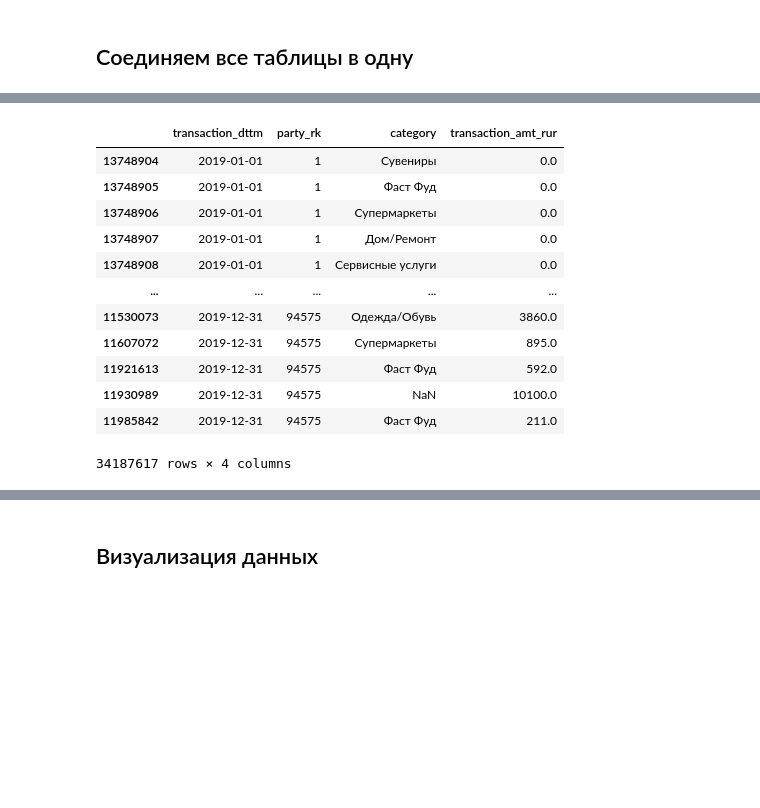
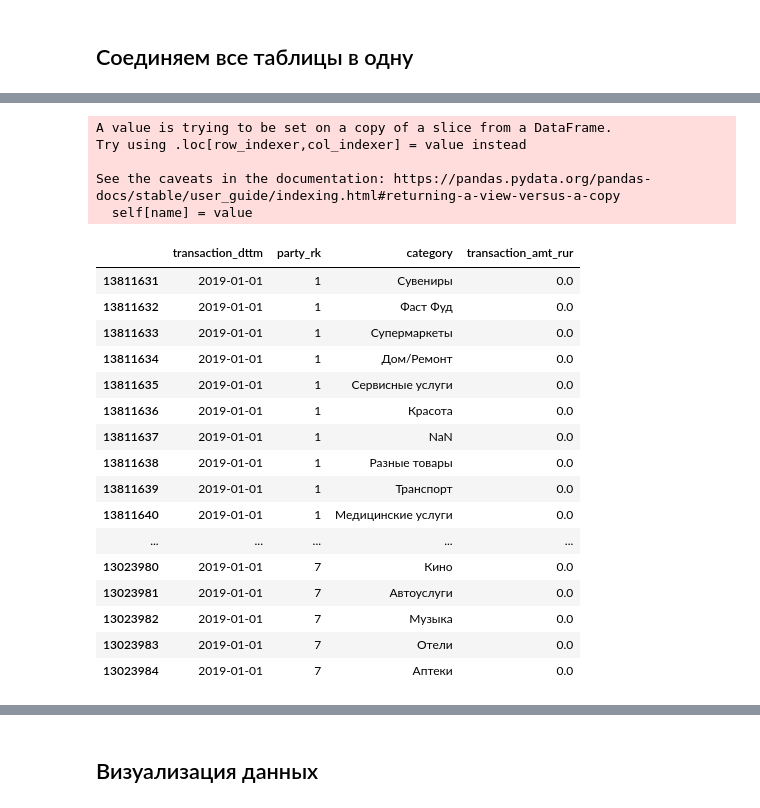
Before and after one commit to Stuksus/Hakaton_Finodays, a Jupyter notebook: temp_version.ipynb, the cells around one changed output, grey strips where cells are left out. Cells and saved outputs as stored; diff of their text form; code cells hidden in the pictures; blank space fills up the shorter version.

```diff
--- a/temp_version.ipynb
+++ b/temp_version.ipynb
@@ -160,0 +155,2 @@ df_train['category'].value_counts().reset_index()
+# %%
+df_train = df_train.drop(['account_rk','merchant_rk','merchant_group_rk'], axis = 1)
@@ -458,20 +537,52 @@ memory usage: 1.3+ GB
+# %%
+unique_dates = df_train['transaction_dttm'].map(lambda dt: dt.replace(day=1))
+u_dat = pd.DataFrame(unique_dates.unique(), columns=['transaction_dttm'])
+u_cat= pd.DataFrame(df_train.category.unique(), columns=['category'] )
+u_id = pd.DataFrame(df_train.party_rk.unique(), columns=['party_rk'] )
+
+u_dat['key'] = 1
+u_cat['key'] = 1
+u_id['key'] = 1
+
+u_data7 = pd.merge(u_id,
+                  pd.merge(u_dat, u_cat, on ='key')).drop("key", 1)
+
+# u_data7 = u_data7.drop([0,'0_x','0_y'],1)
+# %%
+df_main = df_train[['transaction_dttm', 'party_rk', 'category', 'transaction_amt_rur']]
+df_main.transaction_amt_rur = df_main['transaction_amt_rur'].fillna(-11092021.0)
+
+df_main2 = df_main.merge(u_data7, on=['transaction_dttm', 'party_rk', 'category'], how = 'right')
+df_main2.transaction_amt_rur = df_main2['transaction_amt_rur'].fillna(0)
+df_main2.transaction_amt_rur = df_main2.transaction_amt_rur.apply(lambda x: np.nan if x ==-11092021.0 else x)
+# %% [output]
+A value is trying to be set on a copy of a slice from a DataFrame.
+Try using .loc[row_indexer,col_indexer] = value instead
+
+See the caveats in the documentation: https://pandas.pydata.org/pandas-docs/stable/user_guide/indexing.html#returning-a-view-versus-a-copy
+  self[name] = value
 # %%
-df_main_sort = df_main.sort_values(by=['transaction_dttm','party_rk'])
-df_main_sort
+df_main_sort = df_main2.sort_values(by=['transaction_dttm','party_rk'])
-# %% [output]
-|  | transaction_dttm | party_rk | category | transaction_amt_rur |
-| 13748904 | 2019-01-01 | 1 | Сувениры | 0.0 |
-| 13748905 | 2019-01-01 | 1 | Фаст Фуд | 0.0 |
-| 13748906 | 2019-01-01 | 1 | Супермаркеты | 0.0 |
-| 13748907 | 2019-01-01 | 1 | Дом/Ремонт | 0.0 |
-| 13748908 | 2019-01-01 | 1 | Сервисные услуги | 0.0 |
-| ... | ... | ... | ... | ... |
-| 11530073 | 2019-12-31 | 94575 | Одежда/Обувь | 3860.0 |
-| 11607072 | 2019-12-31 | 94575 | Супермаркеты | 895.0 |
-| 11921613 | 2019-12-31 | 94575 | Фаст Фуд | 592.0 |
-| 11930989 | 2019-12-31 | 94575 | NaN | 10100.0 |
-| 11985842 | 2019-12-31 | 94575 | Фаст Фуд | 211.0 |
-34187617 rows × 4 columns
+# %%
+df_main_sort.head(100)
+# %% [output]
+|  | transaction_dttm | party_rk | category | transaction_amt_rur |
+| 13811631 | 2019-01-01 | 1 | Сувениры | 0.0 |
+| 13811632 | 2019-01-01 | 1 | Фаст Фуд | 0.0 |
+| 13811633 | 2019-01-01 | 1 | Супермаркеты | 0.0 |
+| 13811634 | 2019-01-01 | 1 | Дом/Ремонт | 0.0 |
+| 13811635 | 2019-01-01 | 1 | Сервисные услуги | 0.0 |
+| 13811636 | 2019-01-01 | 1 | Красота | 0.0 |
+| 13811637 | 2019-01-01 | 1 | NaN | 0.0 |
+| 13811638 | 2019-01-01 | 1 | Разные товары | 0.0 |
+| 13811639 | 2019-01-01 | 1 | Транспорт | 0.0 |
+| 13811640 | 2019-01-01 | 1 | Медицинские услуги | 0.0 |
+| ... | ... | ... | ... | ... |
+| 13023980 | 2019-01-01 | 7 | Кино | 0.0 |
+| 13023981 | 2019-01-01 | 7 | Автоуслуги | 0.0 |
+| 13023982 | 2019-01-01 | 7 | Музыка | 0.0 |
+| 13023983 | 2019-01-01 | 7 | Отели | 0.0 |
+| 13023984 | 2019-01-01 | 7 | Аптеки | 0.0 |
 # %%
 df_socdem_train = df_main_sort.merge(df_socdem, on = 'party_rk', how = 'left')
 # %%
```
Also changed, not shown: parts of 30 cells of this notebook.
